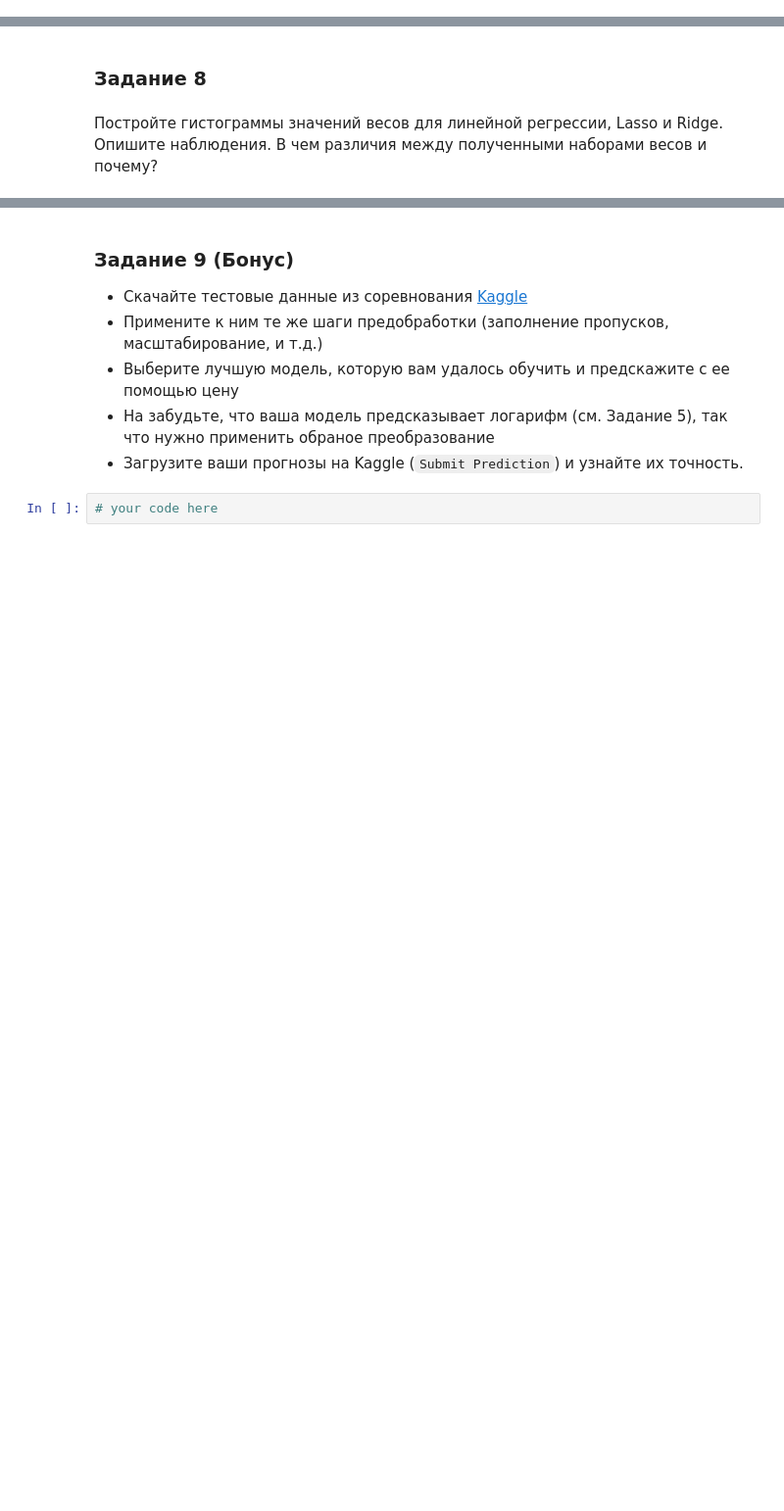
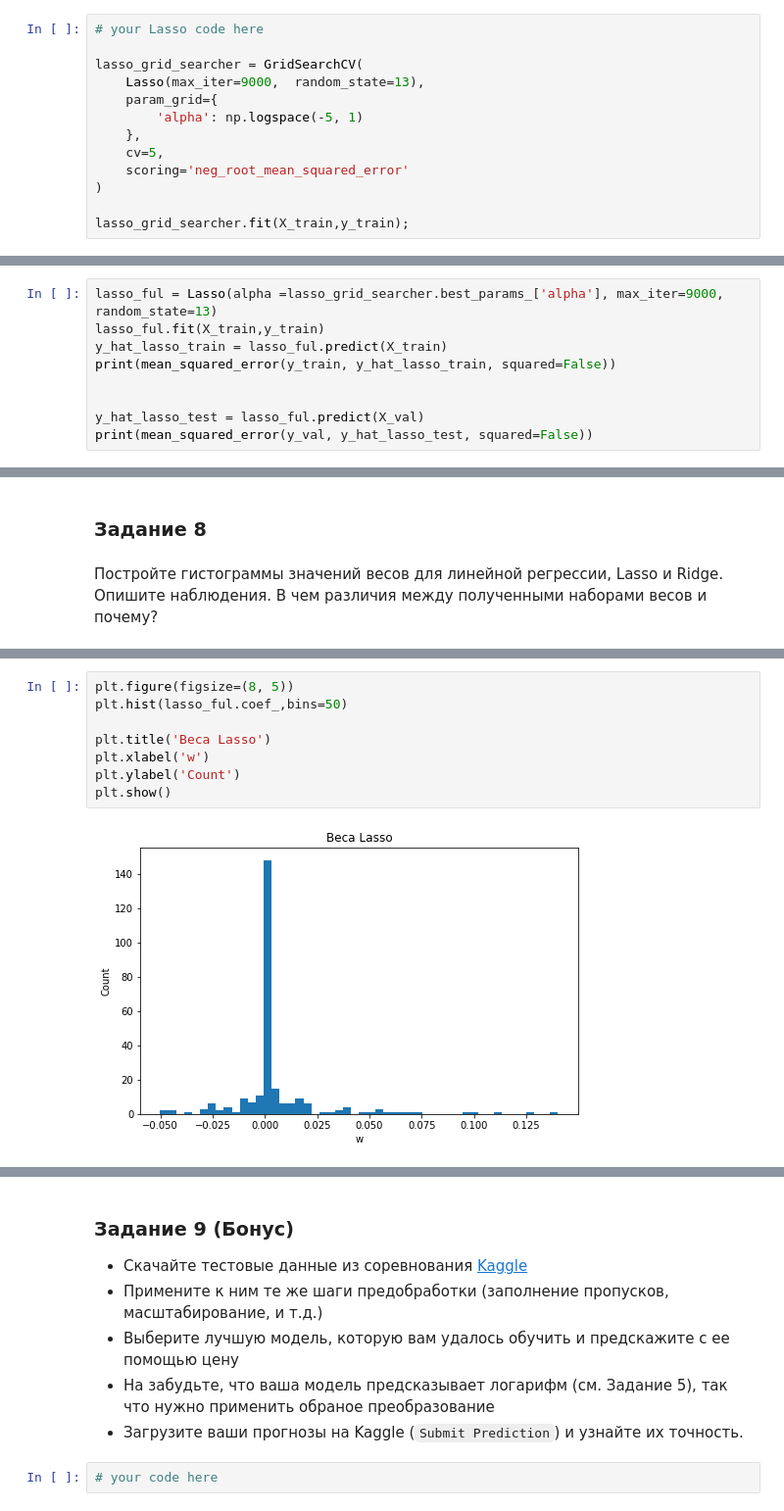
Before and after one commit to ksetdekov/ml_dpo_2021, a Jupyter notebook: hw/hw2/hw02.ipynb, the cells around one changed output, grey strips where cells are left out. Shown at 98% size. Cells and saved outputs as stored; diff of their text form; blank space fills up the shorter version.

```diff
--- a/hw/hw2/hw02.ipynb
+++ b/hw/hw2/hw02.ipynb
@@ -777,0 +776,13 @@ array([1.00000000e-05, 1.32571137e-05, 1.75751062e-05, 2.32995181e-05,
+# %%
+# your Lasso code here
+
+lasso_grid_searcher = GridSearchCV(
+    Lasso(max_iter=9000,  random_state=13),
+    param_grid={
+        'alpha': np.logspace(-5, 1)
+    },
+    cv=5,
+    scoring='neg_root_mean_squared_error'
+)
+
+lasso_grid_searcher.fit(X_train,y_train);
@@ -777,0 +797,9 @@ array([1.00000000e-05, 1.32571137e-05, 1.75751062e-05, 2.32995181e-05,
+# %%
+lasso_ful = Lasso(alpha =lasso_grid_searcher.best_params_['alpha'], max_iter=9000,  random_state=13)
+lasso_ful.fit(X_train,y_train)
+y_hat_lasso_train = lasso_ful.predict(X_train)
+print(mean_squared_error(y_train, y_hat_lasso_train, squared=False))
+
+
+y_hat_lasso_test = lasso_ful.predict(X_val)
+print(mean_squared_error(y_val, y_hat_lasso_test, squared=False))
@@ -785,0 +854,10 @@ array([1.00000000e-05, 1.32571137e-05, 1.75751062e-05, 2.32995181e-05,
+# %%
+plt.figure(figsize=(8, 5))
+plt.hist(lasso_ful.coef_,bins=50)
+
+plt.title('Веса Lasso')
+plt.xlabel('w')
+plt.ylabel('Count')
+plt.show()
+# %% [output]
+[figure, added]
```
Also changed, not shown: parts of 18 cells of this notebook.
